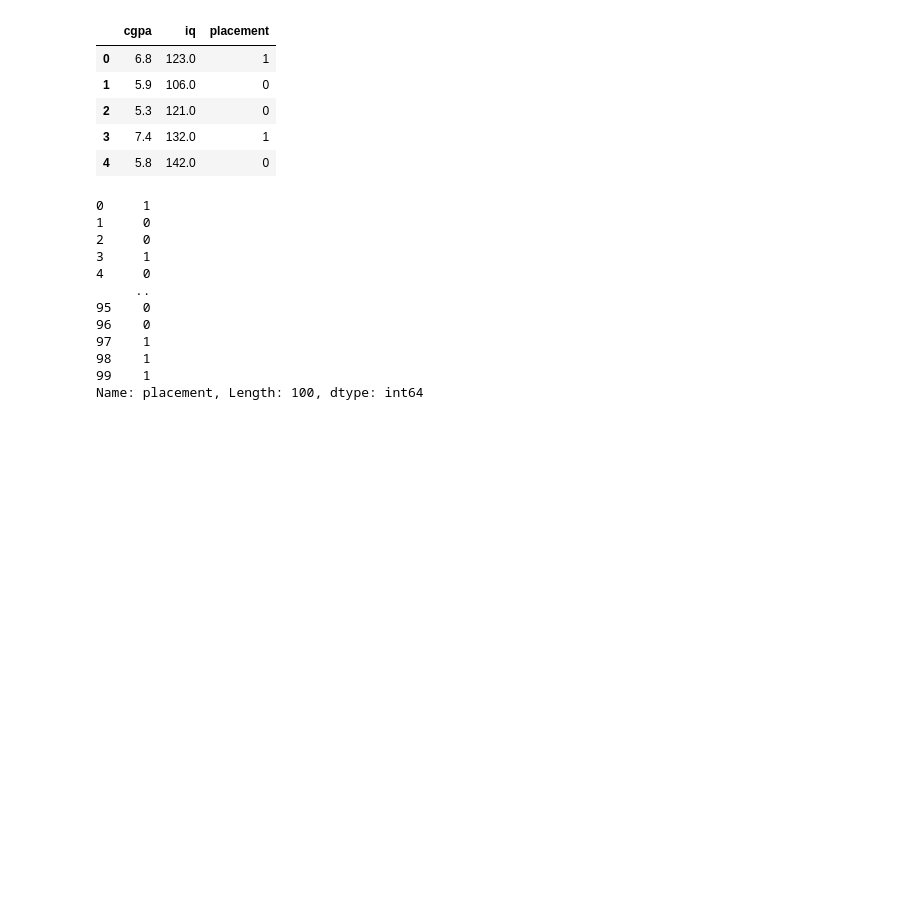
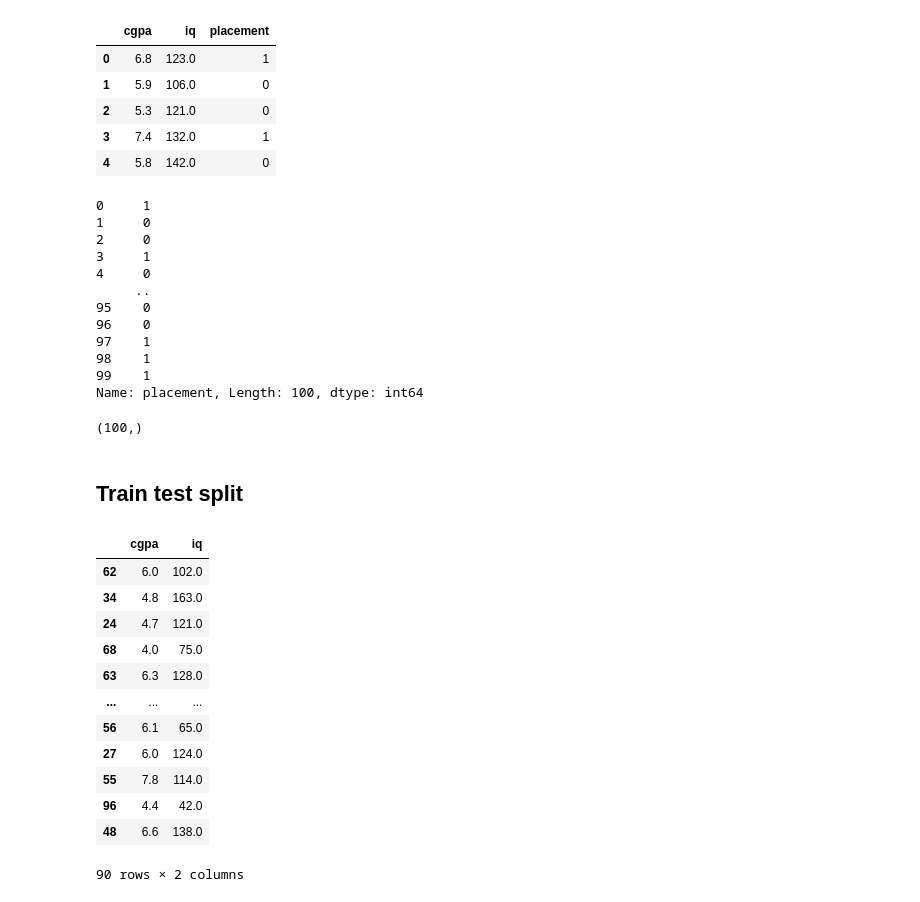
Before and after one commit to shresh15/Machine_Learning_ToyDataset, a Jupyter notebook: project.ipynb, the cells around one changed output. Drawn from its saved outputs; the diff is of its cells as text; code cells hidden in the pictures; blank space fills up the shorter version.

```diff
--- a/project.ipynb
+++ b/project.ipynb
@@ -184,3 +148,30 @@ y
 98    1
 99    1
 Name: placement, Length: 100, dtype: int64
+# %%
+y.shape
+# %% [output]
+(100,)
+# %% [markdown]
+## Train test split
+# %%
+from sklearn.model_selection import train_test_split
+
+x_train,x_test,y_train,y_test=train_test_split(x,y,test_size=0.1)
+#x=dependent y=independent  size = kitna training set kitna test set
+# %%
+x_train
+# %% [output]
+|  | cgpa | iq |
+| 62 | 6.0 | 102.0 |
+| 34 | 4.8 | 163.0 |
+| 24 | 4.7 | 121.0 |
+| 68 | 4.0 | 75.0 |
+| 63 | 6.3 | 128.0 |
+| ... | ... | ... |
+| 56 | 6.1 | 65.0 |
+| 27 | 6.0 | 124.0 |
+| 55 | 7.8 | 114.0 |
+| 96 | 4.4 | 42.0 |
+| 48 | 6.6 | 138.0 |
+90 rows × 2 columns
```
Also changed, not shown: parts of 35 cells of this notebook.
